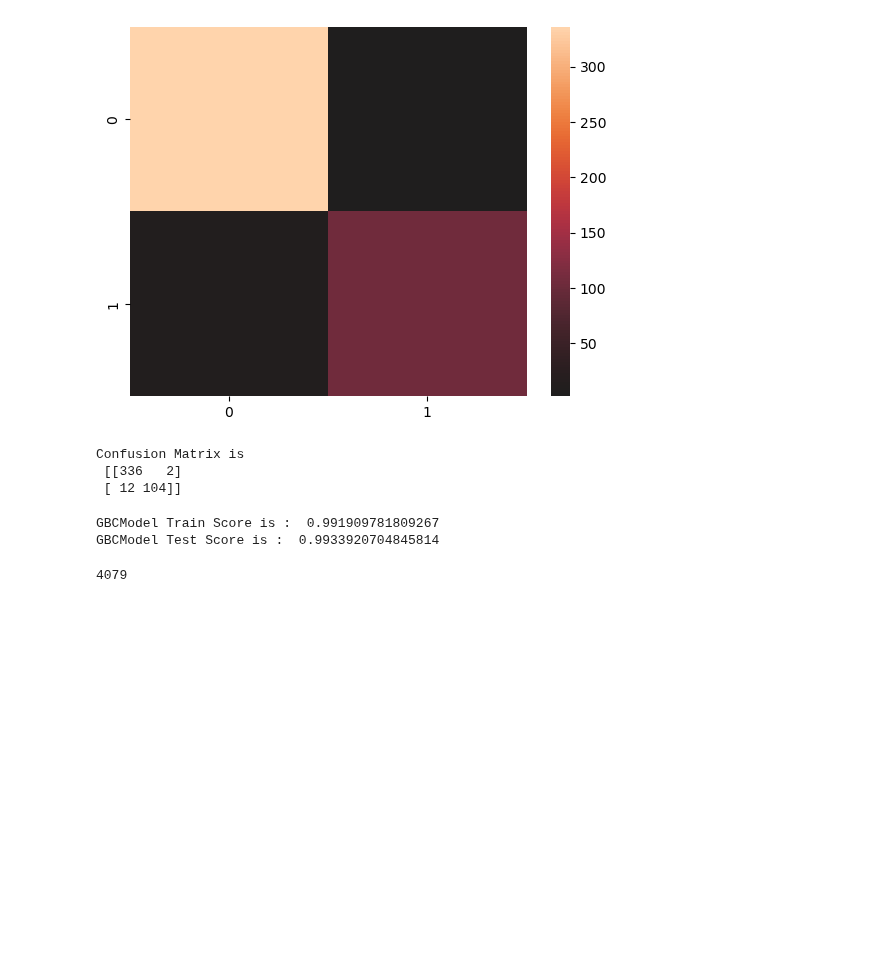
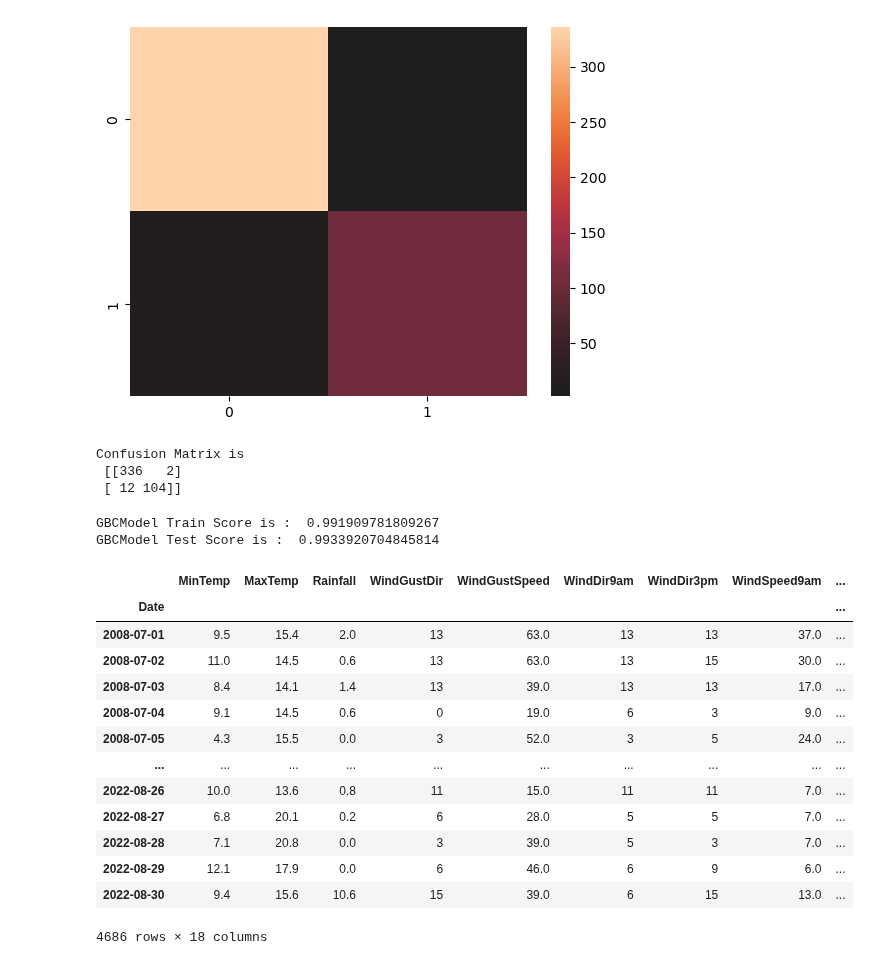
Before and after one commit to silva-nick/STATS402-Final, a Jupyter notebook: lstm.ipynb, the cells around one changed output. Saved outputs shown, nothing was run; the diff lists cells and outputs as text; code cells hidden in the pictures; blank space fills up the shorter version.

```diff
--- a/lstm.ipynb
+++ b/lstm.ipynb
@@ -341,7 +341,3 @@ print('GBCModel Test Score is : ' , GBCModel.score(X_test_al, y_test_al))
 # %% [output]
 GBCModel Train Score is :  0.991909781809267
 GBCModel Test Score is :  0.9933920704845814
-# %%
-len(X_train_al)
-# %% [output]
-4079
@@ -369,0 +344,18 @@ dataset_train = keras.preprocessing.timeseries_dataset_from_array(
+# %%
+melbourne = df[df['Location']=="Melbourne"].drop(columns='Location')
+melbourne
+# %% [output]
+|  | MinTemp | MaxTemp | Rainfall | WindGustDir | WindGustSpeed | WindDir9am | WindDir3pm | WindSpeed9am | ... |
+| Date |  |  |  |  |  |  |  |  | ... |
+| 2008-07-01 | 9.5 | 15.4 | 2.0 | 13 | 63.0 | 13 | 13 | 37.0 | ... |
+| 2008-07-02 | 11.0 | 14.5 | 0.6 | 13 | 63.0 | 13 | 15 | 30.0 | ... |
+| 2008-07-03 | 8.4 | 14.1 | 1.4 | 13 | 39.0 | 13 | 13 | 17.0 | ... |
+| 2008-07-04 | 9.1 | 14.5 | 0.6 | 0 | 19.0 | 6 | 3 | 9.0 | ... |
+| 2008-07-05 | 4.3 | 15.5 | 0.0 | 3 | 52.0 | 3 | 5 | 24.0 | ... |
+| ... | ... | ... | ... | ... | ... | ... | ... | ... | ... |
+| 2022-08-26 | 10.0 | 13.6 | 0.8 | 11 | 15.0 | 11 | 11 | 7.0 | ... |
+| 2022-08-27 | 6.8 | 20.1 | 0.2 | 6 | 28.0 | 5 | 5 | 7.0 | ... |
+| 2022-08-28 | 7.1 | 20.8 | 0.0 | 3 | 39.0 | 5 | 3 | 7.0 | ... |
+| 2022-08-29 | 12.1 | 17.9 | 0.0 | 6 | 46.0 | 6 | 9 | 6.0 | ... |
+| 2022-08-30 | 9.4 | 15.6 | 10.6 | 15 | 39.0 | 6 | 15 | 13.0 | ... |
+4686 rows × 18 columns
```
Also changed, not shown: parts of 17 cells of this notebook.
